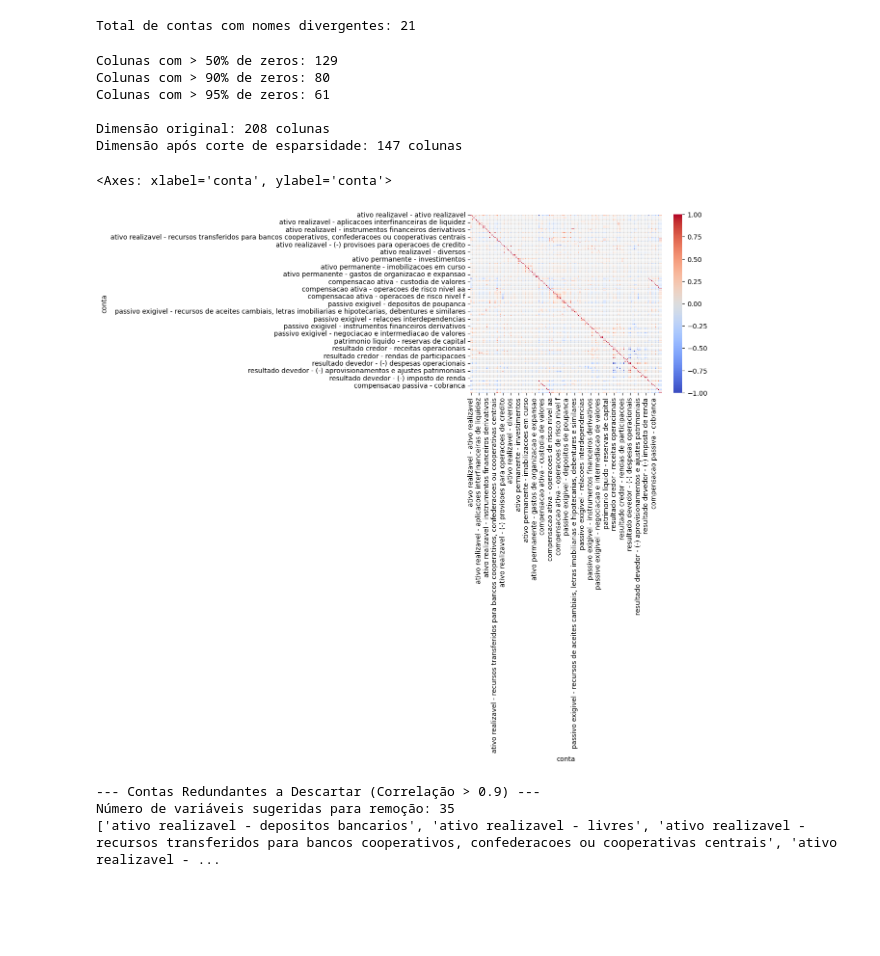
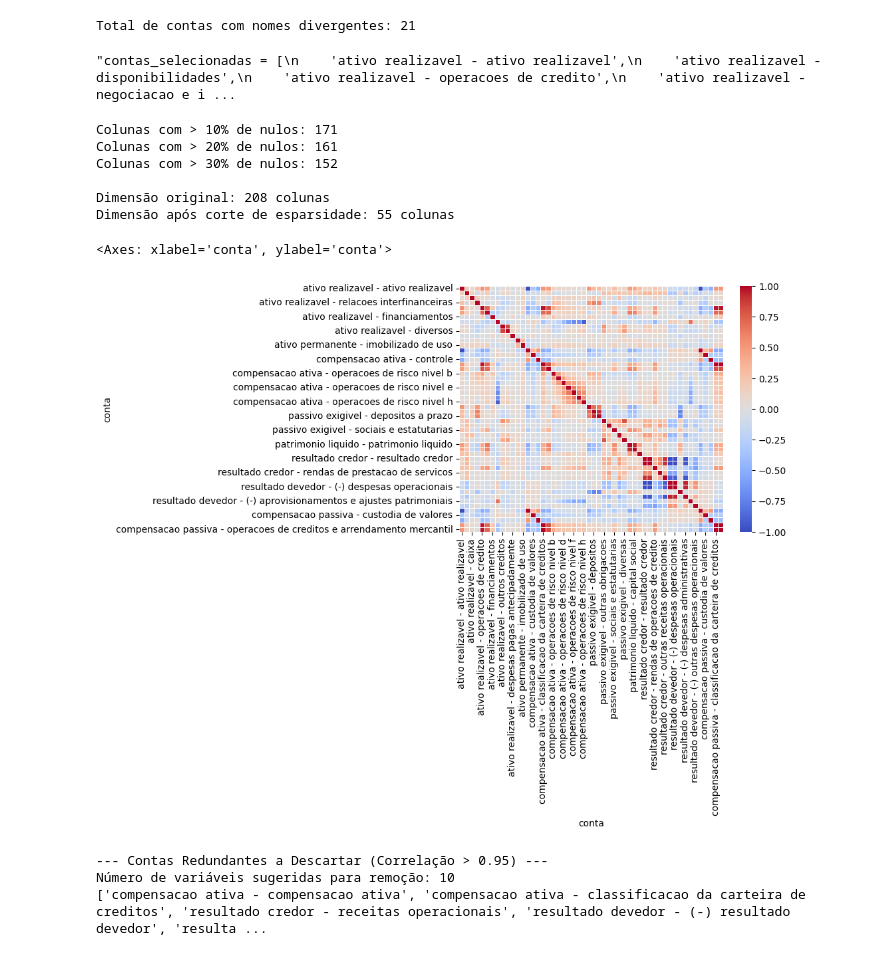
Before and after one commit to hspassos/banking, a Jupyter notebook: clustering_k-means.ipynb, the cells around one changed output. Drawn from its saved outputs; the diff is of its cells as text; code cells hidden in the pictures; blank space fills up the shorter version.

```diff
--- a/clustering_k-means.ipynb
+++ b/clustering_k-means.ipynb
@@ -123,7 +155,6 @@ df = df.pivot(
 
 # Valor mínimo da conta operações de crédito
 df = df[df[16000001] > 1000000]
-df.dropna(subset=[39999993], inplace=True)
 # %%
 # Dividindo os valores pelo Ativo Total (39999993)
 colunas_a_dividir = [col for col in df.columns if col not in ['ano', 'cnpj', 'nome', 39999993]]
@@ -170,20 +167,40 @@ df = df.rename(columns=novo_mapeamento)
+# %%
+# Selecionando contas para o clustering
+'''contas_selecionadas = [
+    'ativo realizavel - ativo realizavel',
+    'ativo realizavel - disponibilidades',
+    'ativo realizavel - operacoes de credito',
+    'ativo realizavel - negociacao e intermediacao de valores',
+    'ativo realizavel - titulos e valores mobiliarios e instrumentos financeiros derivativos',
+    'resultado credor - rendas de participacoes',
+    'resultado devedor - (-) aprovisionamentos e ajustes patrimoniais',
+    'ativo realizavel - (-) provisoes para operacoes de credito',
+    'ativo realizavel - reservas livres',
+    'ativo realizavel - vinculados a prestacao de garantias',
+    'ativo realizavel - rendas a receber'
+    ]
+
+df  = df[['ano', 'cnpj', 'nome'] + contas_selecionadas]
+'''
+# %% [output]
+"contas_selecionadas = [\n    'ativo realizavel - ativo realizavel',\n    'ativo realizavel - disponibilidades',\n    'ativo realizavel - operacoes de credito',\n    'ativo realizavel - negociacao e i ...
 # %%
 # Eliminando colunas esparsas
 
-# 1. Calcular a porcentagem de zeros em cada coluna
-esparsidade = df.isnull().sum() / len(df)
+# 1. Calcular a porcentagem de nulos em cada coluna
+#esparsidade = df.isnull().sum() / len(df)
+esparsidade = (df.isnull() | (df == 0)).sum() / len(df)
+# 2. Visualizar quantas colunas cairiam em diferentes cortes (Opcional, mas útil)
+print(f"Colunas com > 10% de nulos: {sum(esparsidade > 0.10)}")
+print(f"Colunas com > 20% de nulos: {sum(esparsidade > 0.20)}")
+print(f"Colunas com > 30% de nulos: {sum(esparsidade > 0.30)}")
 
-# 2. Visualizar quantas colunas cairiam em diferentes cortes (Opcional, mas útil)
-print(f"Colunas com > 50% de zeros: {sum(esparsidade > 0.50)}")
-print(f"Colunas com > 90% de zeros: {sum(esparsidade > 0.90)}")
-print(f"Colunas com > 95% de zeros: {sum(esparsidade > 0.95)}")
-
-# 3. Definir o limiar (Recomendação: 0.90 a 0.95)
-limiar_corte = 0.95
+# 3. Definir o limiar
+limiar_corte = 0.30
 
 # Identificar colunas a serem removidas
 colunas_para_remover = esparsidade[esparsidade > limiar_corte].index
-
+colunas_para_remover = [col for col in colunas_para_remover if col not in ['ano', 'cnpj', 'nome']]
 # 4. Criar o novo dataset filtrado
 df_filtrado = df.drop(columns=colunas_para_remover)
 
@@ -191,41 +208,42 @@ print(f"\nDimensão original: {df.shape[1]} colunas")
 print(f"Dimensão após corte de esparsidade: {df_filtrado.shape[1]} colunas")
 df_filtrado.fillna(0, inplace=True)
 # %% [output]
-Colunas com > 50% de zeros: 129
-Colunas com > 90% de zeros: 80
-Colunas com > 95% de zeros: 61
+Colunas com > 10% de nulos: 171
+Colunas com > 20% de nulos: 161
+Colunas com > 30% de nulos: 152
 
 Dimensão original: 208 colunas
-Dimensão após corte de esparsidade: 147 colunas
+Dimensão após corte de esparsidade: 55 colunas
 # %%
 from sklearn.preprocessing import StandardScaler
 import numpy as np
 import seaborn as sns
 
 # 1. Initialize the Scaler
 scaler = StandardScaler()
 
 # 2. Fit the scaler to the data and transform the data
 # X_scaled will be a NumPy array, not a DataFrame
 X = df_filtrado.drop(columns=['ano', 'cnpj', 'nome'], axis=1)
+variaveis = pd.DataFrame({'Contas': [col for col in X.columns]})
 # X.dropna(axis=1, inplace=True)
 X.fillna(0, inplace=True)
 
 corr_matrix = X.corr(method='pearson')
 
 # Usar um heatmap do seaborn
 # Cmap='coolwarm' é ótimo, pois destaca cores diferentes para correlação positiva e negativa
 sns.heatmap(
     corr_matrix,
     annot=False,            # Não mostrar os números (seria ilegível com 159)
     cmap='coolwarm',
     fmt=".2f",              # Formato de duas casas decimais
     linewidths=.5,          # Linhas entre as células
     vmin=-1, vmax=1         # Definir escala de -1 a 1
 )
 # %% [output]
 <Axes: xlabel='conta', ylabel='conta'>
-[figure, old version]
+[figure, new version]
 # %%
 # 1. Usar o Valor Absoluto (Não importa se a correlação é +0.95 ou -0.95, ambas são redundantes)
 corr_matrix_abs = corr_matrix.abs()
@@ -236,7 +254,7 @@ upper = corr_matrix_abs.where(np.triu(np.ones(corr_matrix_abs.shape), k=1).astyp
 
 # 3. Definir o Limiar de Corte (Threshold)
 # 0.95 é um bom ponto de partida para dados financeiros para definir "quase redundante"
-threshold = 0.90
+threshold = 0.95
 
 # Encontrar colunas que têm correlação > threshold com qualquer outra coluna
 to_drop = [column for column in upper.columns if any(upper[column] > threshold)]
@@ -246,14 +264,15 @@ print(f"Número de variáveis sugeridas para remoção: {len(to_drop)}")
 print(to_drop)
 
 # Eliminando colunas com valores duplicados (perfeitamente correlacionadas)
-X.drop(columns=to_drop, inplace=True)
+#X.drop(columns=to_drop, inplace=True)
+
 X.columns = X.columns.astype(str)
 X_scaled = scaler.fit_transform(X)
 
 # Optional: Convert back to a DataFrame for easier handling, using the original column names
 X_scaled_df = pd.DataFrame(X_scaled, columns=X.columns)
 # %% [output]
---- Contas Redundantes a Descartar (Correlação > 0.9) ---
-Número de variáveis sugeridas para remoção: 35
-['ativo realizavel - depositos bancarios', 'ativo realizavel - livres', 'ativo realizavel - recursos transferidos para bancos cooperativos, confederacoes ou cooperativas centrais', 'ativo realizavel - ...
+--- Contas Redundantes a Descartar (Correlação > 0.95) ---
+Número de variáveis sugeridas para remoção: 10
+['compensacao ativa - compensacao ativa', 'compensacao ativa - classificacao da carteira de creditos', 'resultado credor - receitas operacionais', 'resultado devedor - (-) resultado devedor', 'resulta ...
 # %%
```
Also changed, not shown: parts of 23 cells of this notebook, 6 other files.
